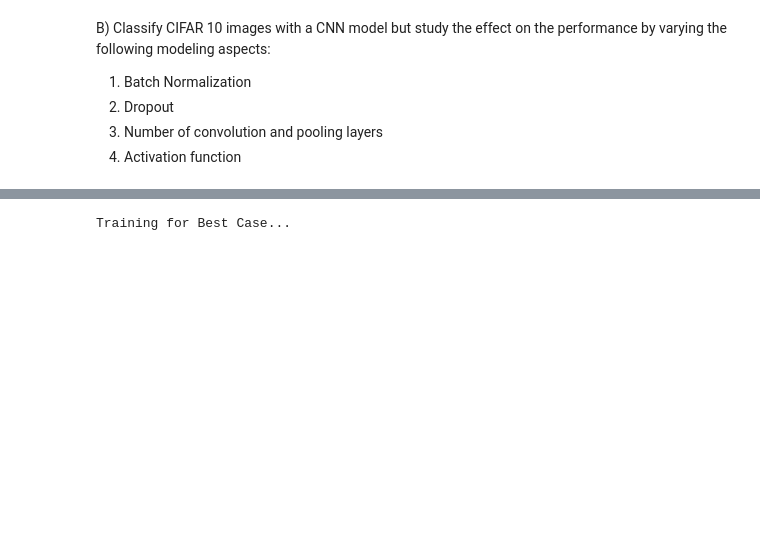
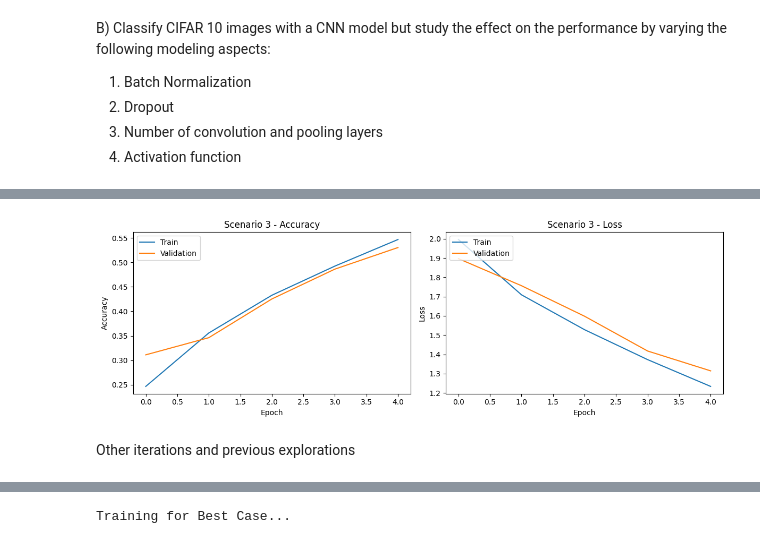
Before and after one commit to shreyas-sreedhar/gen-ai-csye7380, a Jupyter notebook: Assignment-03/Assignment03_2_Shreyas_S.ipynb, the cells around one changed output, grey strips where cells are left out. Drawn from its saved outputs; the diff is of its cells as text; code cells hidden in the pictures; blank space fills up the shorter version.

```diff
--- a/Assignment-03/Assignment03_2_Shreyas_S.ipynb
+++ b/Assignment-03/Assignment03_2_Shreyas_S.ipynb
@@ -87,0 +223,8 @@ def create_model(num_conv_layers, dropout_rate, batch_norm, activation_func):
+# %%
+# Create and train model for scenario 3
+model3 = create_model(**scenario3)
+history3 = model3.fit(X_train, y_train, epochs=5, validation_data=(X_test, y_test), batch_size=128)
+test_loss3, test_acc3 = model3.evaluate(X_test, y_test, verbose=2)
+print(f"Scenario 3 Test Accuracy: {test_acc3}")
+plot_history(history3, 'Scenario 3')
+# %% [output]
@@ -88 +243,4 @@ def create_model(num_conv_layers, dropout_rate, batch_norm, activation_func):
+[figure, added]
+# %% [markdown]
+Other iterations and previous explorations
 # %%
```
Also changed, not shown: parts of 11 cells of this notebook.
